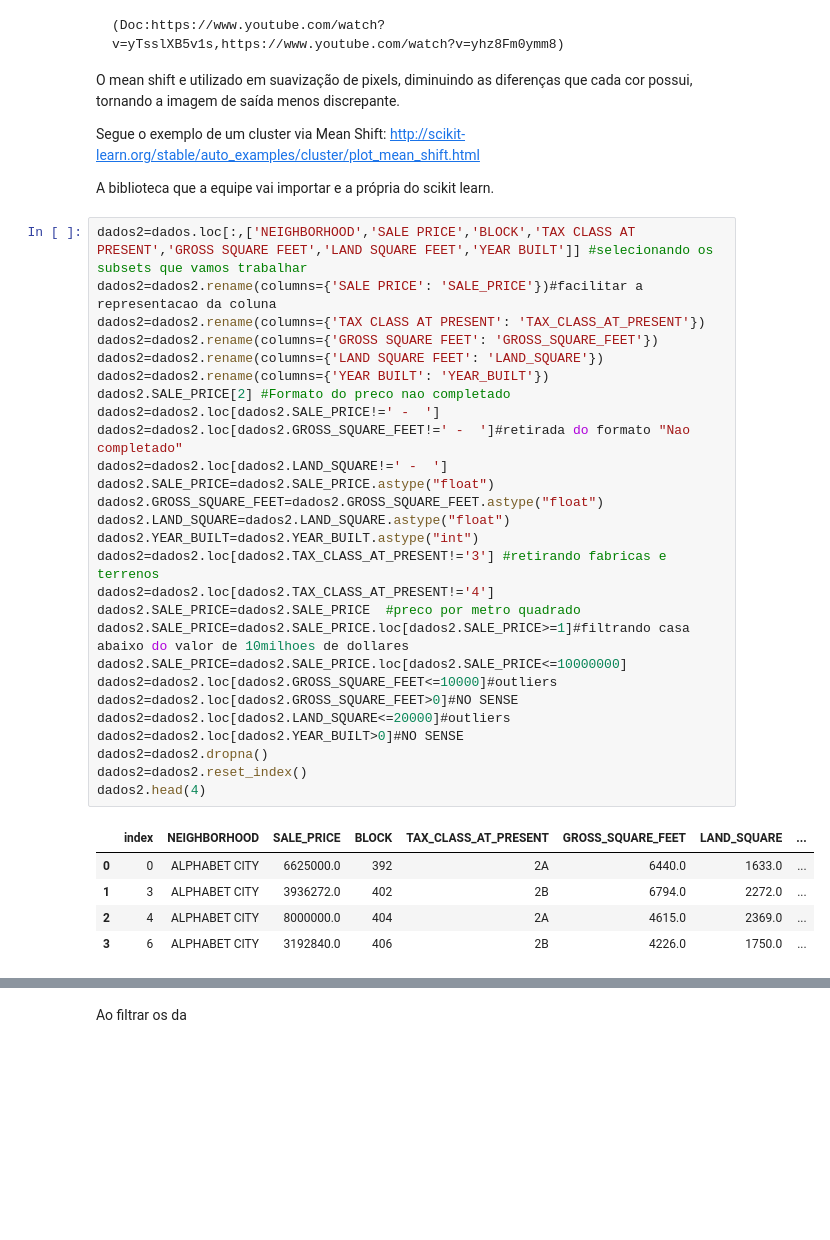
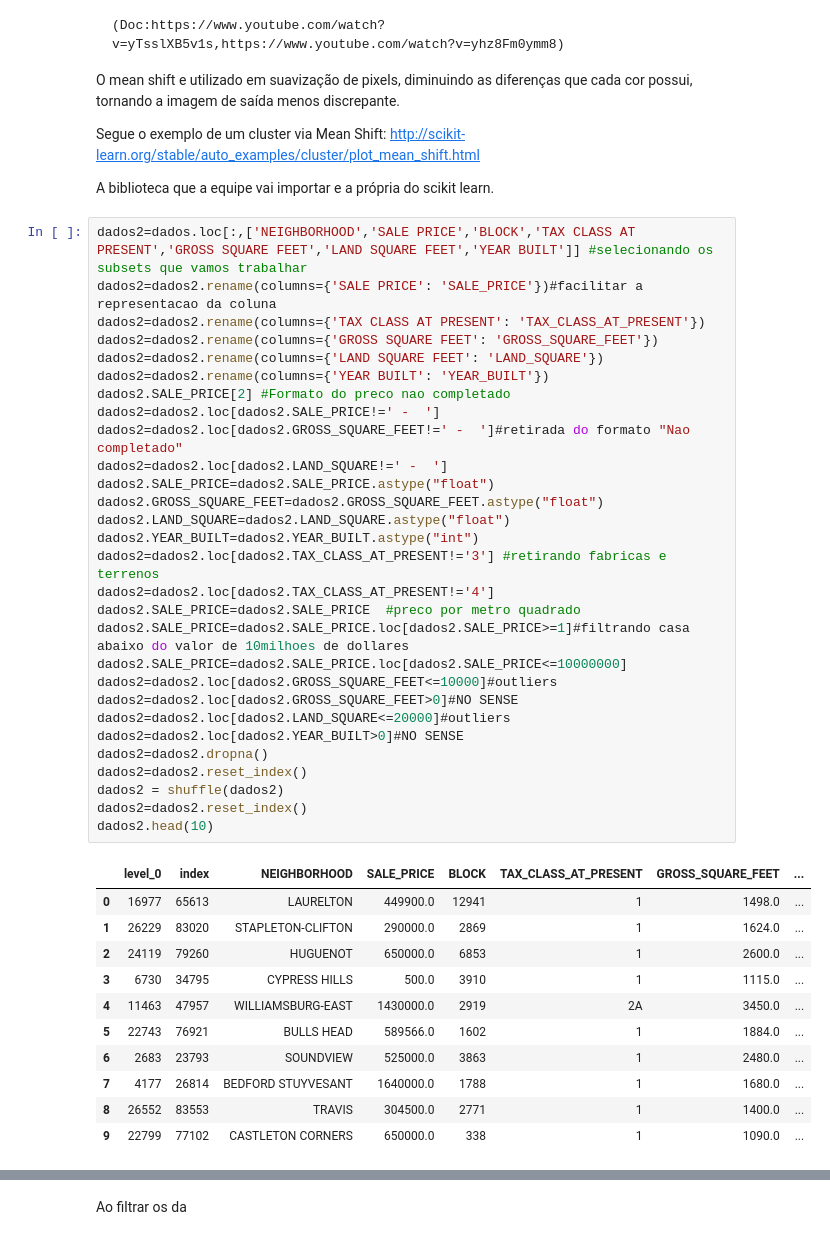
Before and after one commit to AntonioAndraues/Pj3_Ciencia_dos_Dados, a Jupyter notebook: Projeto+3+ (1).ipynb, the cells around one changed output, grey strips where cells are left out. Saved outputs shown, nothing was run; the diff lists cells and outputs as text; blank space fills up the shorter version.

```diff
--- a/Projeto+3+ (1).ipynb
+++ b/Projeto+3+ (1).ipynb
@@ -63,33 +65,41 @@ dados
 # %%
 dados2=dados.loc[:,['NEIGHBORHOOD','SALE PRICE','BLOCK','TAX CLASS AT PRESENT','GROSS SQUARE FEET','LAND SQUARE FEET','YEAR BUILT']] #selecionando os subsets que vamos trabalhar
 dados2=dados2.rename(columns={'SALE PRICE': 'SALE_PRICE'})#facilitar a representacao da coluna
 dados2=dados2.rename(columns={'TAX CLASS AT PRESENT': 'TAX_CLASS_AT_PRESENT'})
 dados2=dados2.rename(columns={'GROSS SQUARE FEET': 'GROSS_SQUARE_FEET'})
 dados2=dados2.rename(columns={'LAND SQUARE FEET': 'LAND_SQUARE'})
 dados2=dados2.rename(columns={'YEAR BUILT': 'YEAR_BUILT'})
 dados2.SALE_PRICE[2] #Formato do preco nao completado
 dados2=dados2.loc[dados2.SALE_PRICE!=' -  ']
 dados2=dados2.loc[dados2.GROSS_SQUARE_FEET!=' -  ']#retirada do formato "Nao completado"
 dados2=dados2.loc[dados2.LAND_SQUARE!=' -  ']
 dados2.SALE_PRICE=dados2.SALE_PRICE.astype("float")
 dados2.GROSS_SQUARE_FEET=dados2.GROSS_SQUARE_FEET.astype("float")
 dados2.LAND_SQUARE=dados2.LAND_SQUARE.astype("float")
 dados2.YEAR_BUILT=dados2.YEAR_BUILT.astype("int")
 dados2=dados2.loc[dados2.TAX_CLASS_AT_PRESENT!='3'] #retirando fabricas e terrenos
 dados2=dados2.loc[dados2.TAX_CLASS_AT_PRESENT!='4']
 dados2.SALE_PRICE=dados2.SALE_PRICE  #preco por metro quadrado
 dados2.SALE_PRICE=dados2.SALE_PRICE.loc[dados2.SALE_PRICE>=1]#filtrando casa abaixo do valor de 10milhoes de dollares
 dados2.SALE_PRICE=dados2.SALE_PRICE.loc[dados2.SALE_PRICE<=10000000]
 dados2=dados2.loc[dados2.GROSS_SQUARE_FEET<=10000]#outliers
 dados2=dados2.loc[dados2.GROSS_SQUARE_FEET>0]#NO SENSE
 dados2=dados2.loc[dados2.LAND_SQUARE<=20000]#outliers
 dados2=dados2.loc[dados2.YEAR_BUILT>0]#NO SENSE
 dados2=dados2.dropna()
 dados2=dados2.reset_index()
-dados2.head(4)
+dados2 = shuffle(dados2)
+dados2=dados2.reset_index()
+dados2.head(10)
 # %% [output]
-|  | index | NEIGHBORHOOD | SALE_PRICE | BLOCK | TAX_CLASS_AT_PRESENT | GROSS_SQUARE_FEET | LAND_SQUARE | ... |
-| 0 | 0 | ALPHABET CITY | 6625000.0 | 392 | 2A | 6440.0 | 1633.0 | ... |
-| 1 | 3 | ALPHABET CITY | 3936272.0 | 402 | 2B | 6794.0 | 2272.0 | ... |
-| 2 | 4 | ALPHABET CITY | 8000000.0 | 404 | 2A | 4615.0 | 2369.0 | ... |
-| 3 | 6 | ALPHABET CITY | 3192840.0 | 406 | 2B | 4226.0 | 1750.0 | ... |
+|  | level_0 | index | NEIGHBORHOOD | SALE_PRICE | BLOCK | TAX_CLASS_AT_PRESENT | GROSS_SQUARE_FEET | ... |
+| 0 | 16977 | 65613 | LAURELTON | 449900.0 | 12941 | 1 | 1498.0 | ... |
+| 1 | 26229 | 83020 | STAPLETON-CLIFTON | 290000.0 | 2869 | 1 | 1624.0 | ... |
+| 2 | 24119 | 79260 | HUGUENOT | 650000.0 | 6853 | 1 | 2600.0 | ... |
+| 3 | 6730 | 34795 | CYPRESS HILLS | 500.0 | 3910 | 1 | 1115.0 | ... |
+| 4 | 11463 | 47957 | WILLIAMSBURG-EAST | 1430000.0 | 2919 | 2A | 3450.0 | ... |
+| 5 | 22743 | 76921 | BULLS HEAD | 589566.0 | 1602 | 1 | 1884.0 | ... |
+| 6 | 2683 | 23793 | SOUNDVIEW | 525000.0 | 3863 | 1 | 2480.0 | ... |
+| 7 | 4177 | 26814 | BEDFORD STUYVESANT | 1640000.0 | 1788 | 1 | 1680.0 | ... |
+| 8 | 26552 | 83553 | TRAVIS | 304500.0 | 2771 | 1 | 1400.0 | ... |
+| 9 | 22799 | 77102 | CASTLETON CORNERS | 650000.0 | 338 | 1 | 1090.0 | ... |
```
Also changed, not shown: parts of 17 cells of this notebook.
